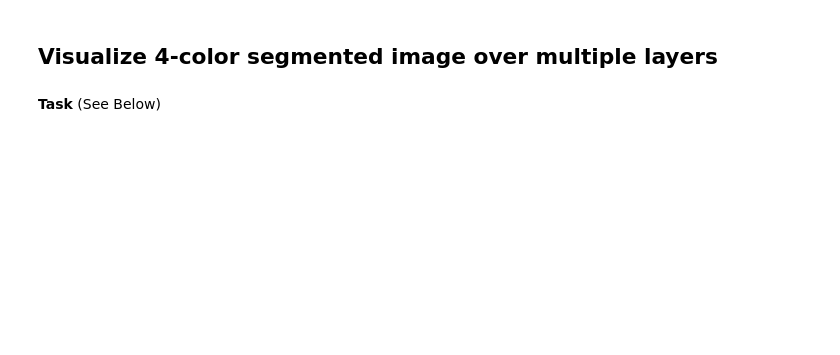
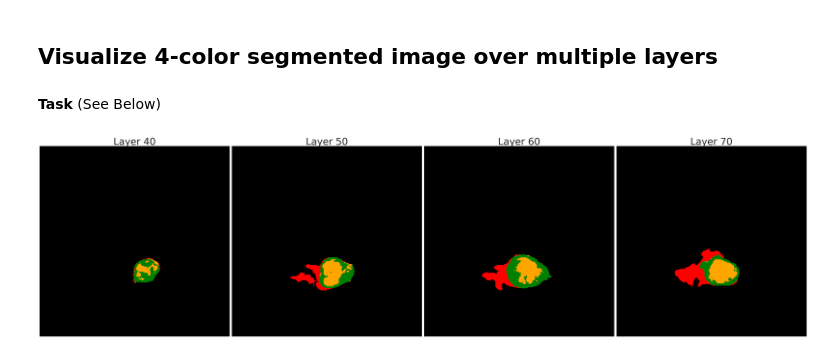
Before and after one commit to UIUC-BIOE488/yifan20_Lab1, a Jupyter notebook: Lab1-3d_Imaging_Visualization.ipynb, the cells around one changed output. Drawn from its saved outputs; the diff is of its cells as text; code cells hidden in the pictures; blank space fills up the shorter version.

```diff
--- a/Lab1-3d_Imaging_Visualization.ipynb
+++ b/Lab1-3d_Imaging_Visualization.ipynb
@@ -70,3 +137,15 @@ plt.tight_layout()
 # 1. Generate several pngs
 # 2. in a different cell combine the pngs into a gif, you can use the python library Pillow (PIL)
 # Define a channel to look at
+
+from PIL import Image
+
+# Save each layer as a separate PNG
+for i in range(0,maxval):
+    plt.figure(figsize=(10, 6))
+    plt.imshow(image_data[:, :, i, 0], cmap='gray')
+    plt.title(f"Plotting Layer {i}", fontsize=15)
+    plt.axis('off')
+    plt.savefig(f'Task1/layer_{i}.png', bbox_inches='tight', pad_inches=0)
+    plt.close()
+print("Done")
@@ -168,9 +278,17 @@ plt.tight_layout()
 # %%
 layer = [40, 50, 60, 70]
 fig, ax = plt.subplots(nrows=1, ncols=4, figsize=(50, 30))
 
 # write code here to make a 1x4 panel plot
 
+for i in range(0,len(layer)):
+    layer_labels = label_array[:,:,layer[i]]
+    im = ax[i].imshow(layer_labels, cmap=cmap)
+    ax[i].set_title(f"Layer {layer[i]}", fontsize=45)
+    ax[i].axis('off')
+
 plt.tight_layout()
+# %% [output]
+[figure, added]
 # %%
 ## Done!
```
Also changed, not shown: parts of 18 cells of this notebook, 1 other file.
